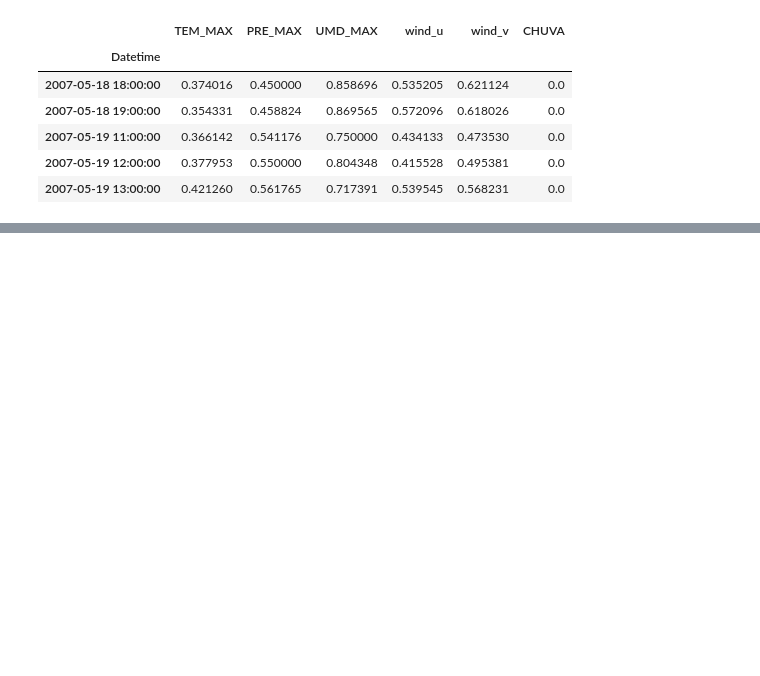
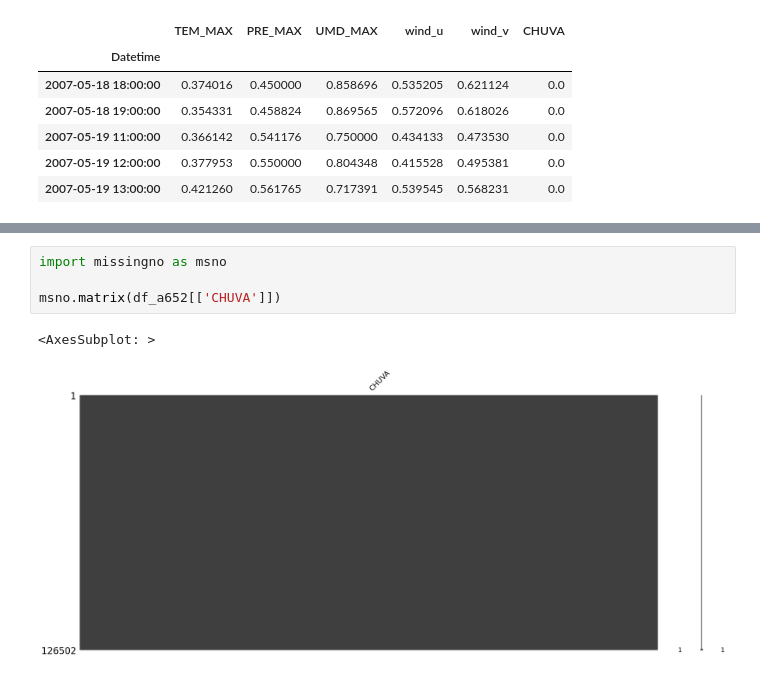
Before and after one commit to NietoCurcio/atmoseer, a Jupyter notebook: notebooks/data_imputation.ipynb, the cells around one changed output, grey strips where cells are left out. Drawn from its saved outputs; the diff is of its cells as text; blank space fills up the shorter version.

```diff
--- a/notebooks/data_imputation.ipynb
+++ b/notebooks/data_imputation.ipynb
@@ -329,0 +449,7 @@ memory usage: 6.8 MB
+# %%
+import missingno as msno
+
+msno.matrix(df_a652[['CHUVA']])
+# %% [output]
+<AxesSubplot: >
+[figure, added]
```
Also changed, not shown: parts of 17 cells of this notebook, 3 other files.
